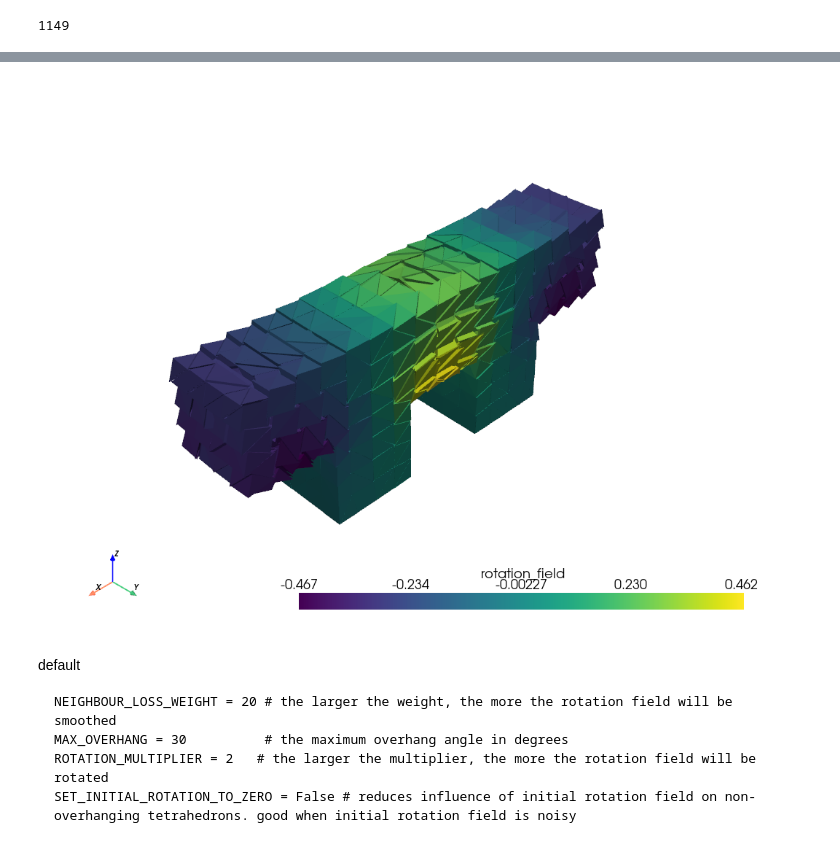
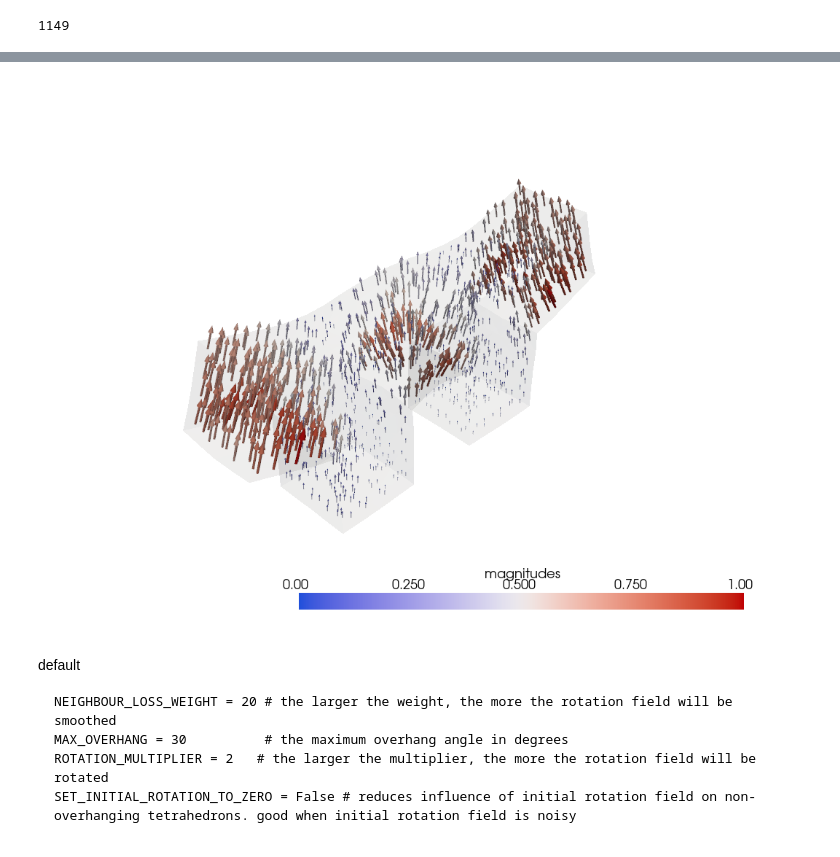
Before and after one commit to Joshua-Nti/S4_Slicer, a Jupyter notebook: main.ipynb, the cells around one changed output, grey strips where cells are left out. Drawn from its saved outputs; the diff is of its cells as text; code cells hidden in the pictures.

Commit message:
Included rotation field visualization

````diff
--- a/main.ipynb
+++ b/main.ipynb
@@ -674,6 +674,8 @@ ITERATIONS = 100
 SAVE_GIF = True
 STEEP_OVERHANG_COMPENSATION = True
 
+
+# --- 1) optimise rotation field on the original tetrahedral mesh ----------
 rotation_field = optimize_rotations(
     undeformed_tet,
     NEIGHBOUR_LOSS_WEIGHT,
@@ -687,10 +689,90 @@ rotation_field = optimize_rotations(
     MAX_POS_ROTATION,
     MAX_NEG_ROTATION
 )
-# rotation_field = calculate_initial_rotation_field(tet, MAX_OVERHANG, ROTATION_MULTIPLIER)
-undeformed_tet_with_rotated_tetrahedrons = apply_rotation_field_unique_vertices(undeformed_tet, rotation_field)
-undeformed_tet_with_rotated_tetrahedrons.cell_data["rotation_field"] = rotation_field
-# new_tet.extract_cells(np.where(rotation_field != 0)[0]).plot()
-undeformed_tet_with_rotated_tetrahedrons.plot(scalars="rotation_field")
+
+
+# ============================================================
+# 2) Build rotation matrices for each tetrahedron
+# ============================================================
+rotation_matrices = calculate_rotation_matrices(undeformed_tet, rotation_field)
+
+# ============================================================
+# 3) Compute the rotated direction vectors
+#    (this visualizes the *effective upward rotation*, not the
+#     tangential rotation axis)
+# ============================================================
+
+# Option A: visualize rotation of the upward axis (recommended)
+up_vec = np.array([0, 0, 1])
+
+rotated_vectors = rotation_matrices @ up_vec.reshape(3, 1)
+rotated_vectors = rotated_vectors.reshape(-1, 3)
+
+# Normalize vector directions
+norms = np.linalg.norm(rotated_vectors, axis=1)
+norms[norms < 1e-12] = 1e-12
+rotated_vectors = rotated_vectors / norms[:, None]
+
+# ============================================================
+# 4) Scale vector lengths according to rotation magnitude
+#    (Tetrahedra farther from support rotate more strongly)
+# ============================================================
+magnitudes = np.abs(rotation_field)
+magnitudes = (magnitudes - magnitudes.min()) / (magnitudes.max() - magnitudes.min() + 1e-12)
+
+# scale between 0.5× and 3.0× for clear visualization
+rotated_vectors_scaled = rotated_vectors * (0.5 + 3.0 * magnitudes[:, None])
+
+# ============================================================
+# 5) Prepare glyph visualization
+# ============================================================
+centers = undeformed_tet.cell_data["cell_center"]
+
+cloud = pv.PolyData(centers)
+cloud["vectors"] = rotated_vectors_scaled
+cloud["magnitudes"] = magnitudes  # optional for color mapping
+
+# A nice 3D arrow geometry (ETH-style)
+arrow = pv.Arrow(
+    tip_length=0.3,
+    tip_radius=0.1,
+    shaft_radius=0.04,
+    tip_resolution=32,
+    shaft_resolution=24
+)
+
+glyphs = cloud.glyph(
+    orient="vectors",
+    scale="vectors",
+    factor=1,   # increase this to enlarge the arrows globally
+    geom=arrow
+)
+
+# ============================================================
+# 6) Plot everything
+# ============================================================
+plotter = pv.Plotter()
+
+# plot tetrahedral mesh lightly for context
+plotter.add_mesh(
+    undeformed_tet,
+    opacity=0.08,
+    color="lightgray",
+    show_edges=False
+)
+
+# plot the 3D rotated direction arrows
+plotter.add_mesh(
+    glyphs,
+    scalars="magnitudes",
+    cmap="coolwarm",
+    lighting=True
+)
+
+# Save the image (PNG, high-res)
+plotter.screenshot("rotation_field.png", window_size=[3000, 2000])
+
+# Display on screen
+plotter.show()
 # %% [output]
    Iteration     Total nfev        Cost      Cost reduction    Step norm     Optimality
@@ -713,4 +795,4 @@ Function evaluations 23, initial cost 1.1322e+01, final cost 1.1879e+00, first-o
-[figure, old version]
+[figure, new version]
 # %% [markdown]
 default
 ```
````
Also changed, not shown: parts of 3 cells of this notebook.
